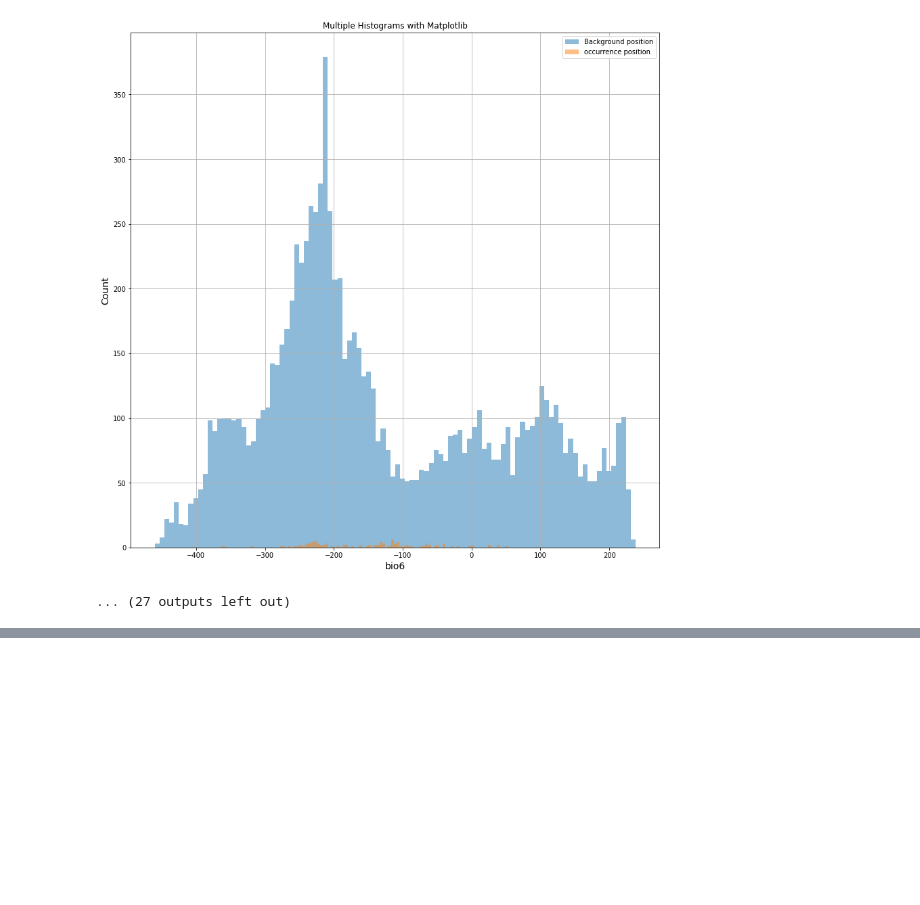
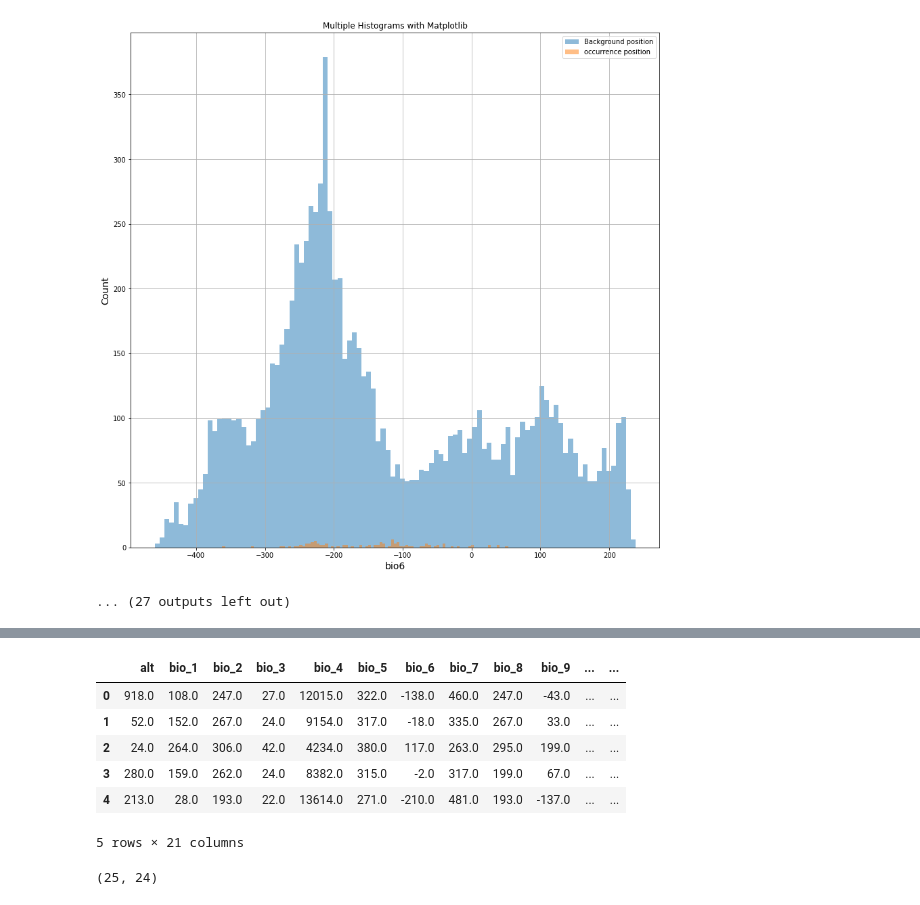
Before and after one commit to web1mhz/machine_learing_reference, a Jupyter notebook: 01_maxent_자료준비.ipynb, the cells around one changed output, grey strips where cells are left out. Drawn from its saved outputs; the diff is of its cells as text; code cells hidden in the pictures; blank space fills up the shorter version.

```diff
--- a/01_maxent_자료준비.ipynb
+++ b/01_maxent_자료준비.ipynb
@@ -567,0 +602,13 @@ print(f"{time.time()-start}초 걸렸습니다.")
+# %%
+if 'targe' in bio_var.columns:
+    bio_var = bio_var.drop('targe', axis =1)
+bio_var['target'] = 0
+bio_var.head()
+# %% [output]
+|  | alt | bio_1 | bio_2 | bio_3 | bio_4 | bio_5 | bio_6 | bio_7 | bio_8 | bio_9 | ... | ... |
+| 0 | 918.0 | 108.0 | 247.0 | 27.0 | 12015.0 | 322.0 | -138.0 | 460.0 | 247.0 | -43.0 | ... | ... |
+| 1 | 52.0 | 152.0 | 267.0 | 24.0 | 9154.0 | 317.0 | -18.0 | 335.0 | 267.0 | 33.0 | ... | ... |
+| 2 | 24.0 | 264.0 | 306.0 | 42.0 | 4234.0 | 380.0 | 117.0 | 263.0 | 295.0 | 199.0 | ... | ... |
+| 3 | 280.0 | 159.0 | 262.0 | 24.0 | 8382.0 | 315.0 | -2.0 | 317.0 | 199.0 | 67.0 | ... | ... |
+| 4 | 213.0 | 28.0 | 193.0 | 22.0 | 13614.0 | 271.0 | -210.0 | 481.0 | 193.0 | -137.0 | ... | ... |
+5 rows × 21 columns
@@ -567,0 +619,4 @@ print(f"{time.time()-start}초 걸렸습니다.")
+# %%
+nado.shape
+# %% [output]
+(25, 24)
```
Also changed, not shown: parts of 30 cells of this notebook, 4 other files.
